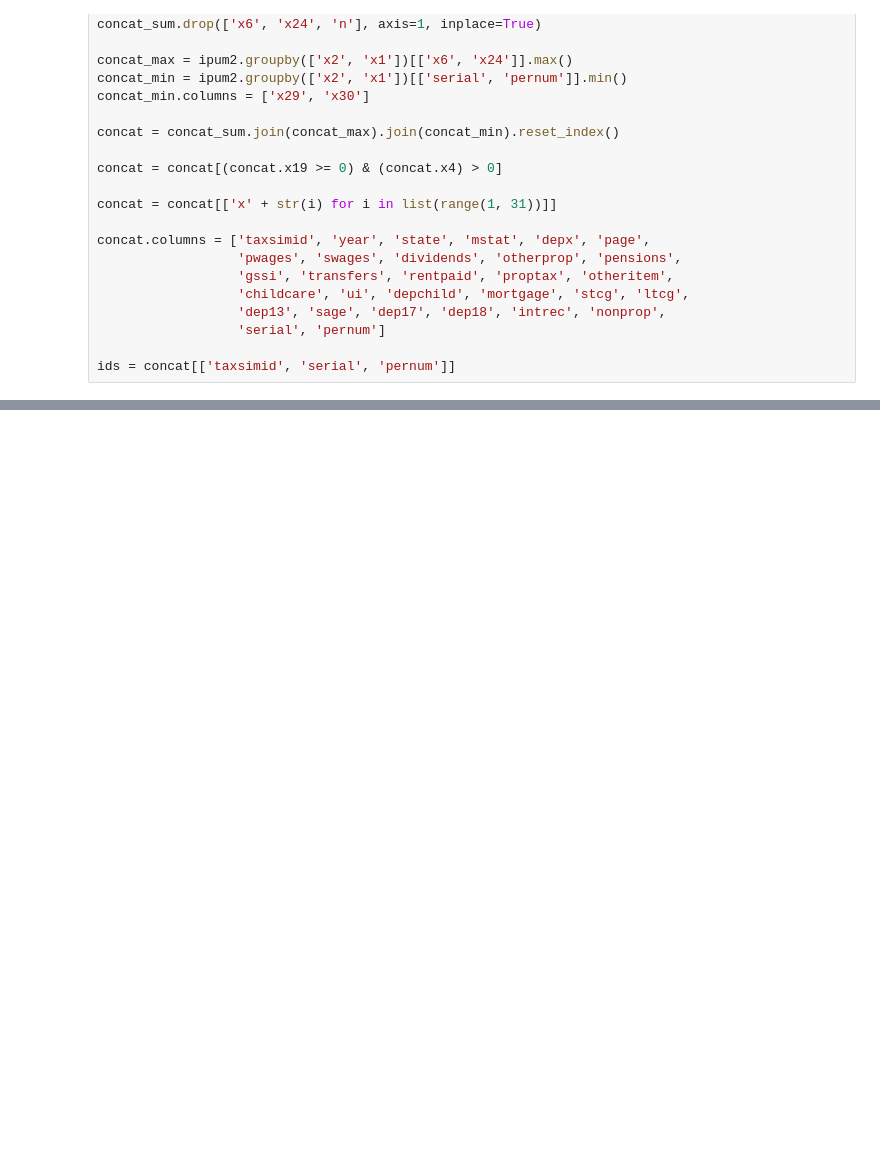
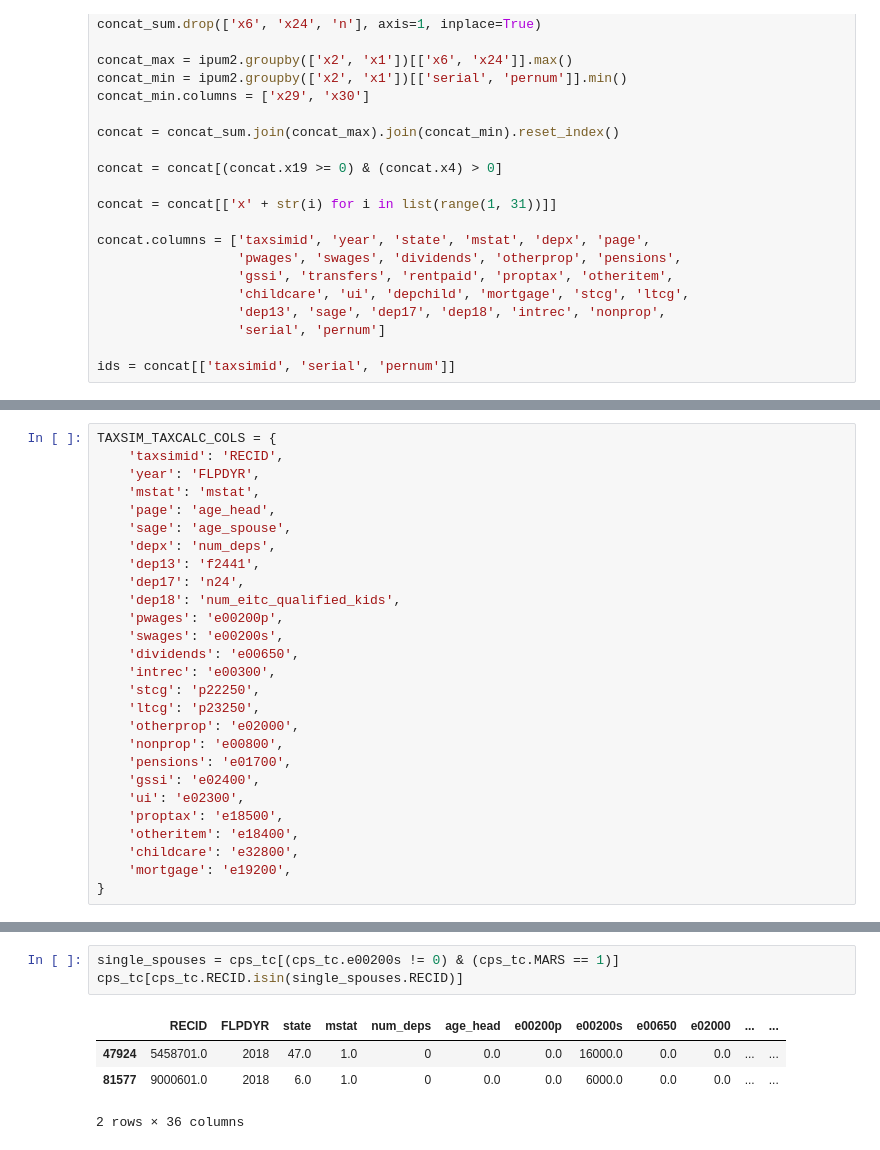
Before and after one commit to UBICenter/covid_ui, a Jupyter notebook: tax_units.ipynb, the cells around one changed output, grey strips where cells are left out. Cells and saved outputs as stored; diff of their text form; blank space fills up the shorter version.

```diff
--- a/tax_units.ipynb
+++ b/tax_units.ipynb
@@ -216,0 +278,27 @@ crosswalk.rename({'x1': 'taxsimid'}, axis=1, inplace=True)
+# %%
+TAXSIM_TAXCALC_COLS = {
+    'taxsimid': 'RECID',
+    'year': 'FLPDYR',
+    'mstat': 'mstat',
+    'page': 'age_head',
+    'sage': 'age_spouse',
+    'depx': 'num_deps',
+    'dep13': 'f2441',
+    'dep17': 'n24',
+    'dep18': 'num_eitc_qualified_kids',
+    'pwages': 'e00200p',
+    'swages': 'e00200s',
+    'dividends': 'e00650',
+    'intrec': 'e00300',
+    'stcg': 'p22250',
+    'ltcg': 'p23250',
+    'otherprop': 'e02000',
+    'nonprop': 'e00800',
+    'pensions': 'e01700',
+    'gssi': 'e02400',
+    'ui': 'e02300',
+    'proptax': 'e18500',
+    'otheritem': 'e18400',
+    'childcare': 'e32800',
+    'mortgage': 'e19200',
+}
@@ -216,0 +331,8 @@ crosswalk.rename({'x1': 'taxsimid'}, axis=1, inplace=True)
+# %%
+single_spouses = cps_tc[(cps_tc.e00200s != 0) & (cps_tc.MARS == 1)]
+cps_tc[cps_tc.RECID.isin(single_spouses.RECID)]
+# %% [output]
+|  | RECID | FLPDYR | state | mstat | num_deps | age_head | e00200p | e00200s | e00650 | e02000 | ... | ... |
+| 47924 | 5458701.0 | 2018 | 47.0 | 1.0 | 0 | 0.0 | 0.0 | 16000.0 | 0.0 | 0.0 | ... | ... |
+| 81577 | 9000601.0 | 2018 | 6.0 | 1.0 | 0 | 0.0 | 0.0 | 6000.0 | 0.0 | 0.0 | ... | ... |
+2 rows × 36 columns
```
Also changed, not shown: parts of 30 cells of this notebook, 1 other file.
